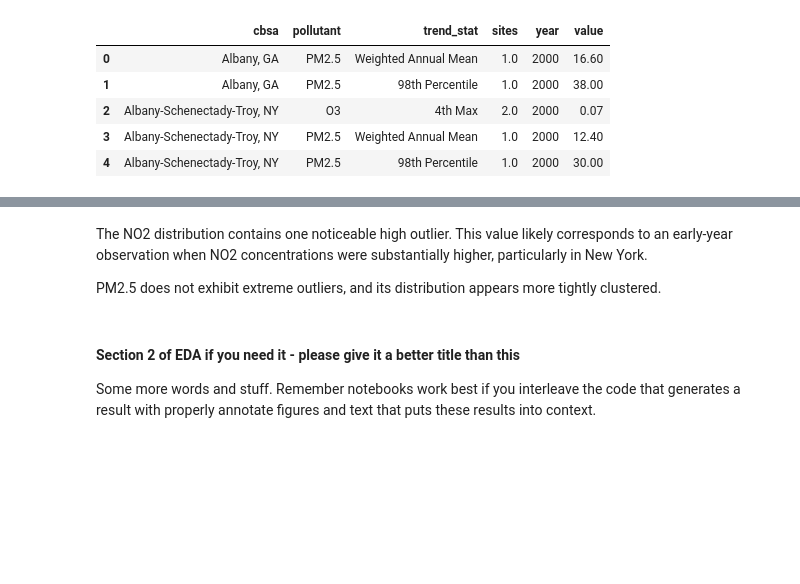
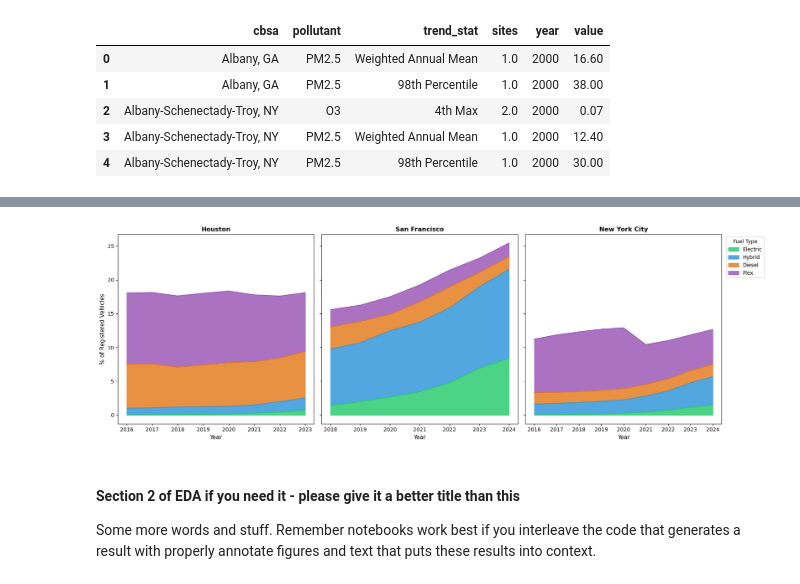
Before and after one commit to COGS108/Group026_WI26, a Jupyter notebook: 02-EDACheckpoint.ipynb, the cells around one changed output, grey strips where cells are left out. Drawn from its saved outputs; the diff is of its cells as text; code cells hidden in the pictures; blank space fills up the shorter version.

```diff
--- a/02-EDACheckpoint.ipynb
+++ b/02-EDACheckpoint.ipynb
@@ -594,7 +641,15 @@ plt.show()
-# %% [markdown]
-The NO2 distribution contains one noticeable high outlier. This value likely corresponds to an early-year observation when NO2 concentrations were substantially higher, particularly in New York.
-
-PM2.5 does not exhibit extreme outliers, and its distribution appears more tightly clustered.
+# %%
+vehicle_registrations = pd.read_csv(processed + "vehicle_registrations.csv")
+fig, axes = plt.subplots(1, 3, figsize=(18, 6), sharey=True)
+
+cities = ['Houston', 'San Francisco', 'New York City']
+for i, (ax, city) in enumerate(zip(axes, cities)):
+    eda.plot_stacked_area(vehicle_registrations, city, ax=ax, show_legend=(i == 2))
+
+plt.tight_layout()
+plt.show()
+# %% [output]
+[figure, added]
 # %% [markdown]
 #### Section 2 of EDA if you need it  - please give it a better title than this
 
```
Also changed, not shown: parts of 62 cells of this notebook, 1 other file.
